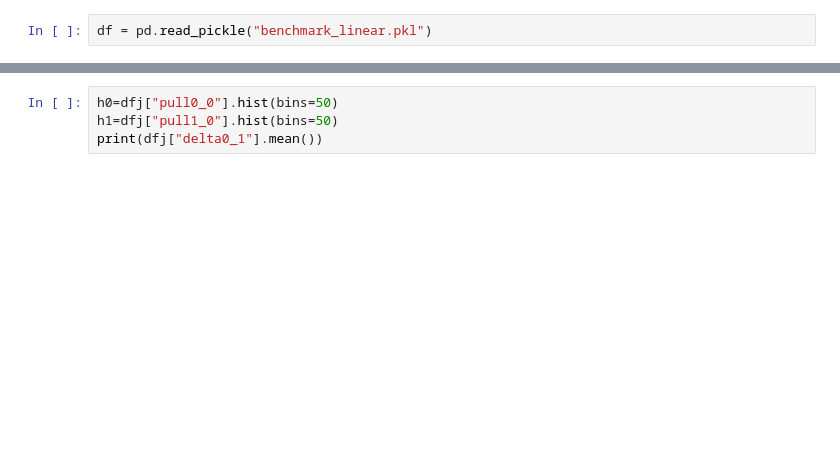
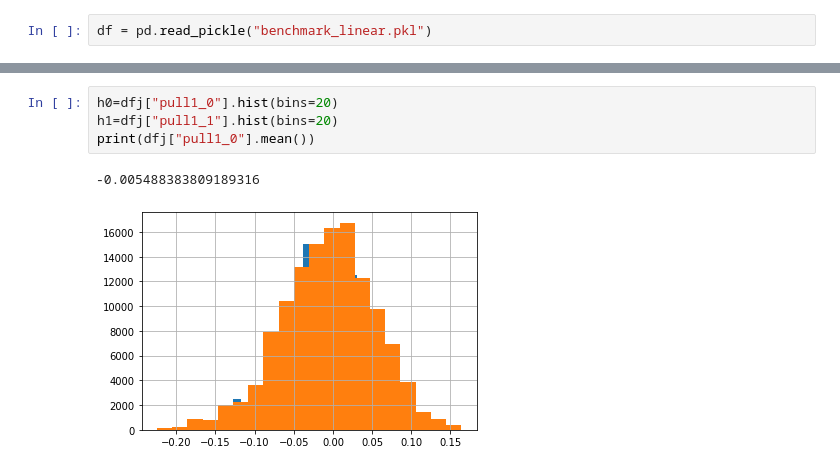
Before and after one commit to pl0xz0rz/RootInteractiveTest, a Jupyter notebook: JIRA/PWGPP-576/benchmarkScanPlot.ipynb, the cells around one changed output, grey strips where cells are left out. Drawn from its saved outputs; the diff is of its cells as text; blank space fills up the shorter version.

```diff
--- a/JIRA/PWGPP-576/benchmarkScanPlot.ipynb
+++ b/JIRA/PWGPP-576/benchmarkScanPlot.ipynb
@@ -26,6 +54,9 @@ dfj["delta0_0"].hist(bins=50)
 # %%
-h0=dfj["pull0_0"].hist(bins=50)
-h1=dfj["pull1_0"].hist(bins=50)
-print(dfj["delta0_1"].mean())
+h0=dfj["pull1_0"].hist(bins=20)
+h1=dfj["pull1_1"].hist(bins=20)
+print(dfj["pull1_0"].mean())
+# %% [output]
+-0.005488383809189316
+[figure, added]
 # %%
 dfj["pull0_0"].std()
```
Also changed, not shown: parts of 11 cells of this notebook, 2 other files.
